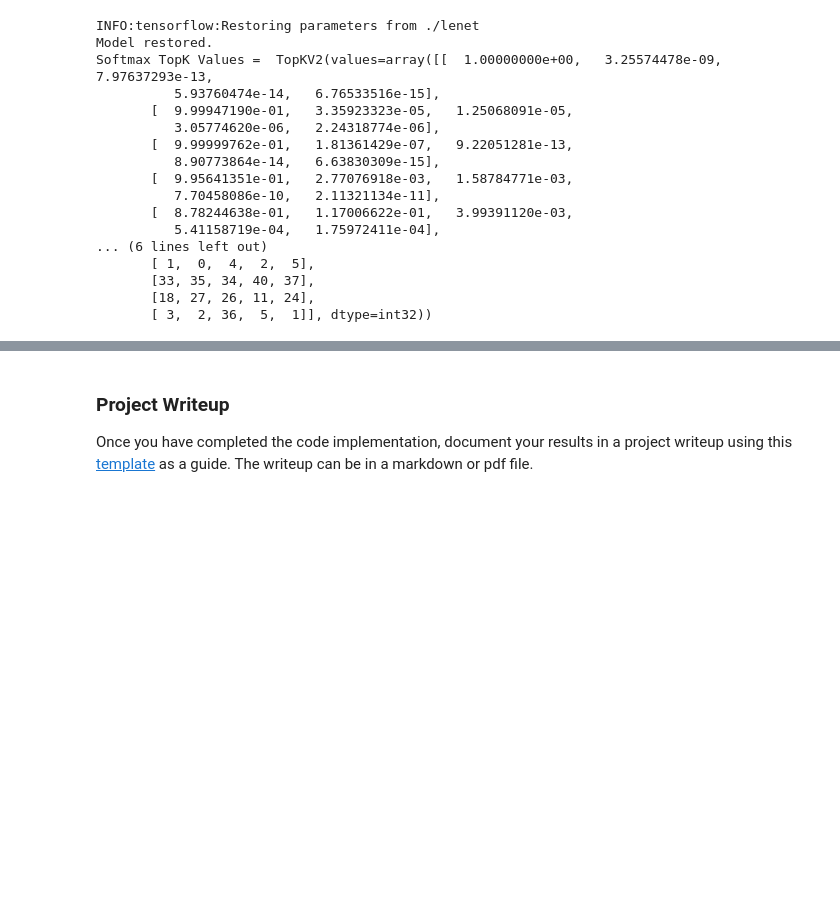
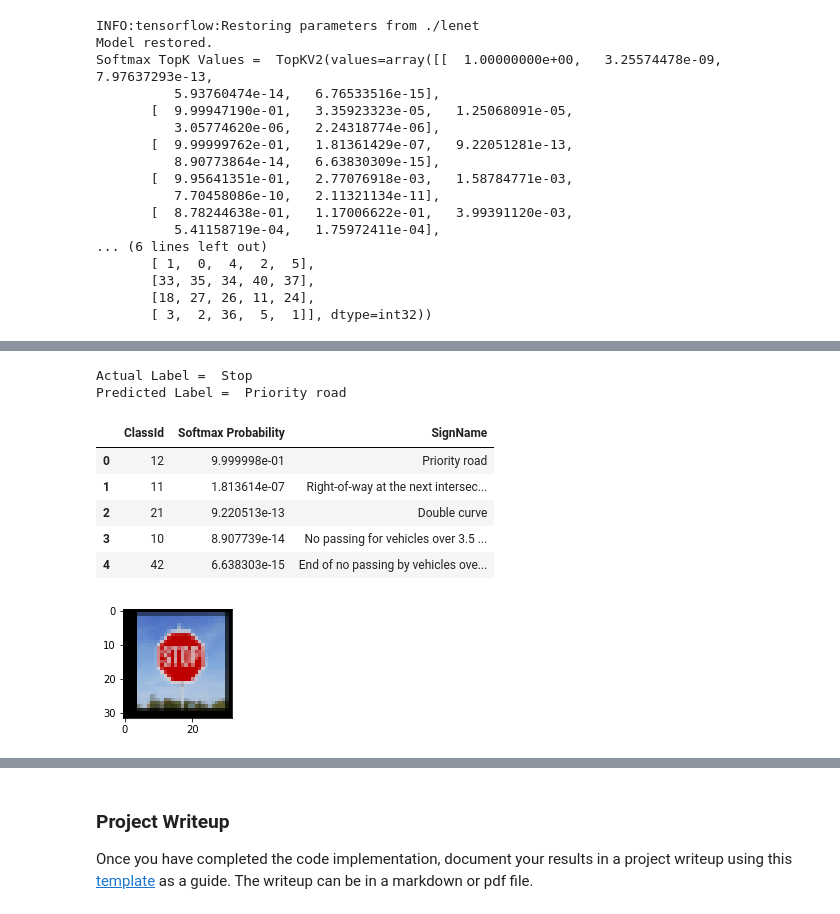
Before and after one commit to samiriff/CarND-Traffic-Sign-Classifier-Project, a Jupyter notebook: Traffic_Sign_Classifier.ipynb, the cells around one changed output, grey strips where cells are left out. Cells and saved outputs as stored; diff of their text form; code cells hidden in the pictures; blank space fills up the shorter version.

```diff
--- a/Traffic_Sign_Classifier.ipynb
+++ b/Traffic_Sign_Classifier.ipynb
@@ -652,0 +705,17 @@ Softmax TopK Values =  TopKV2(values=array([[  1.00000000e+00,   3.25574478e-09,
+# %%
+img_idx = 2
+fig, ax = plt.subplots(1, 1, figsize=(10, 2))
+ax.imshow(resized_img_arr[img_idx])
+print("Actual Label = ", y_test_labels[img_idx])
+print("Predicted Label = ", get_sign_name(sign_labels_df, top_k_values.indices[img_idx][0]))
+get_top_k_probabilities(top_k_values.values[img_idx], top_k_values.indices[img_idx])
+# %% [output]
+Actual Label =  Stop
+Predicted Label =  Priority road
+|  | ClassId | Softmax Probability | SignName |
+| 0 | 12 | 9.999998e-01 | Priority road |
+| 1 | 11 | 1.813614e-07 | Right-of-way at the next intersec... |
+| 2 | 21 | 9.220513e-13 | Double curve |
+| 3 | 10 | 8.907739e-14 | No passing for vehicles over 3.5 ... |
+| 4 | 42 | 6.638303e-15 | End of no passing by vehicles ove... |
+[figure, added]
```
Also changed, not shown: parts of 9 cells of this notebook.
